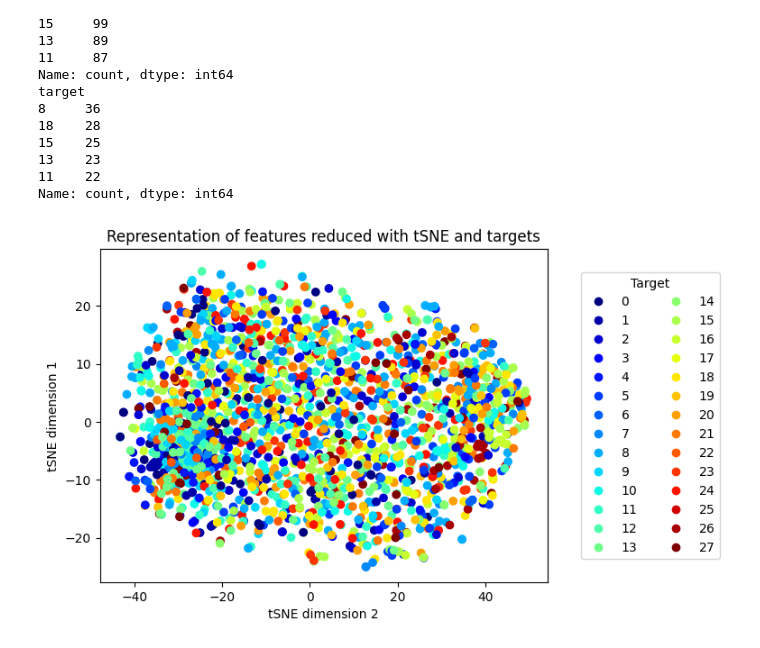
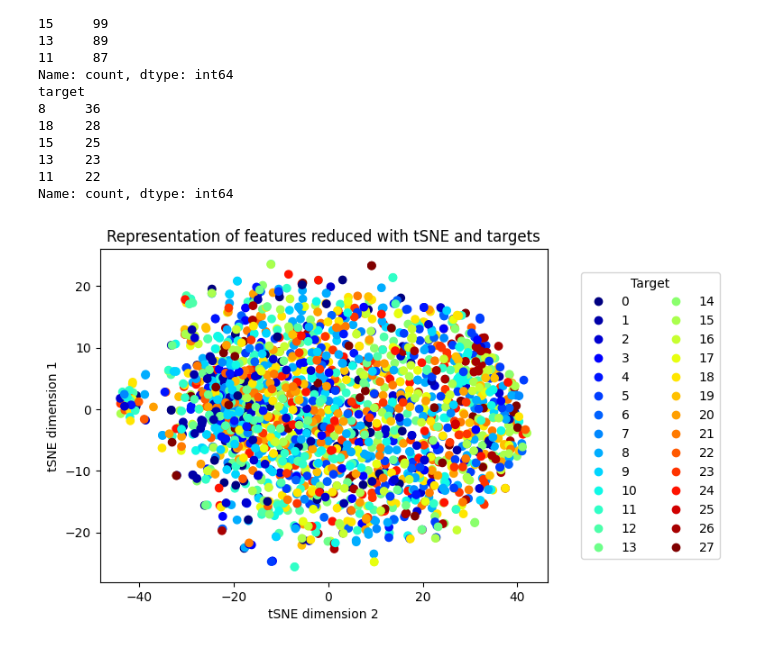
Before and after one commit to AlexanderPeter/thesis, a Jupyter notebook: code/18_use_features_with_knn.ipynb, the cells around one changed output. Cells and saved outputs as stored; diff of their text form; code cells hidden in the pictures.

Commit message:
use scaler for knn

```diff
--- a/code/18_use_features_with_knn.ipynb
+++ b/code/18_use_features_with_knn.ipynb
@@ -44,29 +43,33 @@ Name: count, dtype: int64
+# %%
+scaler = StandardScaler()
+train_features = scaler.fit_transform(df_train_features)
+valid_features = scaler.transform(df_valid_features)
 # %%
 tsne = TSNE(n_components=2, random_state=seed)
-df_train_features_reduced = tsne.fit_transform(X=df_train_features)
+train_features_reduced = tsne.fit_transform(X=train_features)
 # %%
 # plt.figure(figsize=(12, 5))
 plt.title(f"Representation of features reduced with tSNE and targets")
 plt.ylabel("tSNE dimension 1")
 plt.xlabel("tSNE dimension 2")
 scatter = plt.scatter(
-    df_train_features_reduced[:, 0],
-    df_train_features_reduced[:, 1],
+    train_features_reduced[:, 0],
+    train_features_reduced[:, 1],
     c=df_train_targets,
     # s=df.gdp/100,
     cmap="jet",
 )
 # plt.legend(range(0,16))
 plt.legend(
     *scatter.legend_elements(num=df_train_targets.unique().size),
     title="Target",
     ncol=2,
     loc="right",
     bbox_to_anchor=(1.4, 0.5),
 )
 plt.show()
 # %% [output]
-[figure, old version]
+[figure, new version]
 # %%
 accuracies = []
 max_neighbors = 30
```
Also changed, not shown: parts of 5 cells of this notebook, 3 other files.
